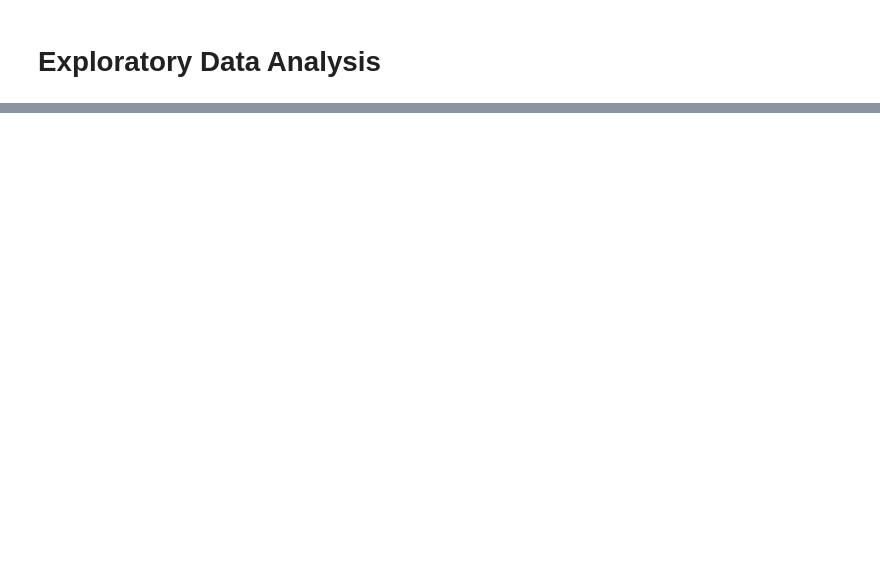
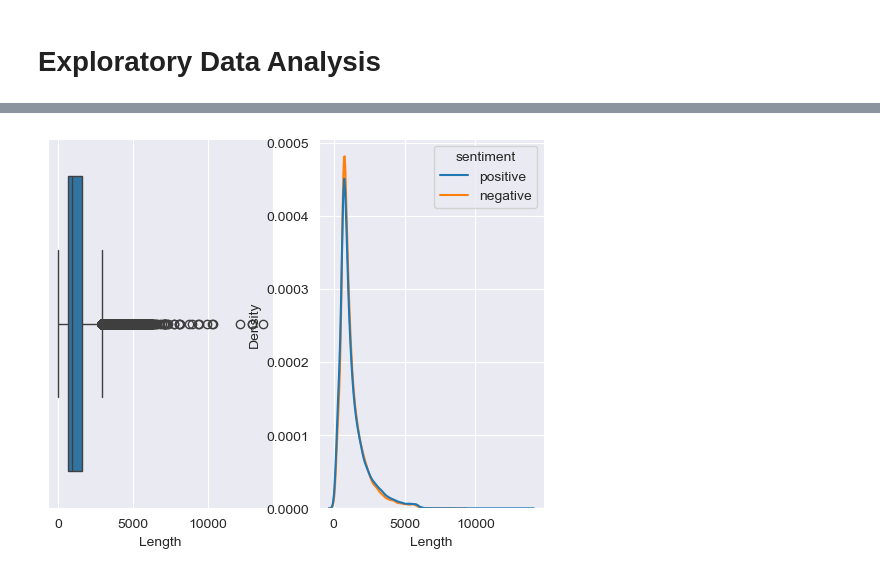
Before and after one commit to Snkiha/Sentiment-Analysis, a Jupyter notebook: review_analysis.ipynb, the cells around one changed output, grey strips where cells are left out. Saved outputs shown, nothing was run; the diff lists cells and outputs as text; code cells hidden in the pictures; blank space fills up the shorter version.

```diff
--- a/review_analysis.ipynb
+++ b/review_analysis.ipynb
@@ -38,0 +91,7 @@ review_df.head()
+# %%
+def word_count(review_df):
+    review_list = review_df.split()
+    return len(review_list)
+# %%
+review_df['Word_count'] = review_df['review'].apply(word_count)
+review_df.head(10)
@@ -38,0 +112,3 @@ review_df.head()
+# %%
+review_df['mean_word_length'] = review_df['review'].map(lambda rev: np.mean([len(word) for word in rev.split()]))
+review_df.head(10)
@@ -38,0 +133,3 @@ review_df.head()
+# %%
+review_df['mean_word_length'] = review_df['review'].map(lambda rev: np.mean([len(sent) for sent in tokenize.sent_tokenize(rev)]))
+review_df.head(10)
@@ -38,0 +148,10 @@ review_df.head()
+# %%
+plt.subplot(1, 2, 1)
+sns.boxplot(review_df, x = 'Length')
+
+plt.subplot(1, 2, 2)
+sns.kdeplot(review_df, x = 'Length', hue = 'sentiment')
+
+plt.show()
+# %% [output]
+[figure, added]
```
Also changed, not shown: parts of 15 cells of this notebook.
